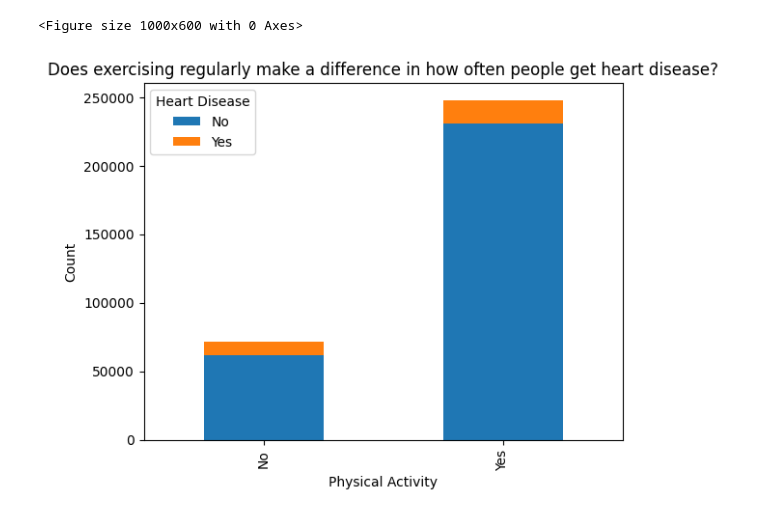
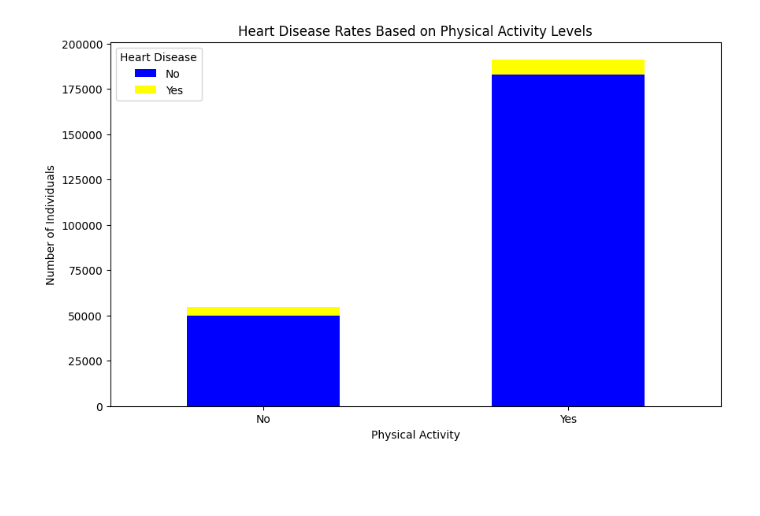
Before and after one commit to Frostyk/VDA-CPE-031-CpE21S4, a Jupyter notebook: Valleser_Midterm_Exam_VDA.ipynb, the cells around one changed output. Saved outputs shown, nothing was run; the diff lists cells and outputs as text; code cells hidden in the pictures; blank space fills up the shorter version.

```diff
--- a/Valleser_Midterm_Exam_VDA.ipynb
+++ b/Valleser_Midterm_Exam_VDA.ipynb
@@ -73,16 +67,19 @@ plt.show()
-# %%
-#Question 2: Does exercising regularly make a difference in how often people get heart disease?
-plt.figure(figsize=(10, 6))
-physical_activity_counts = df.groupby(['PhysicalActivity', 'HeartDisease'])['HeartDisease'].count().unstack()
-physical_activity_counts.plot(kind='bar', stacked=True)
-plt.xlabel('Physical Activity')
-plt.ylabel('Count')
-plt.title('Does exercising regularly make a difference in how often people get heart disease?')
-plt.legend(title='Heart Disease')
-plt.show()
-
-# Observation: This visualization more clearly shows the percentage of people with heart disease for each physical activity category.
-# It likely indicates that those who do not engage in physical activity have a higher chance of developing heart disease compared to those who do.
-# %% [output]
-<Figure size 1000x600 with 0 Axes>
-[figure, removed]
+# %%
+import matplotlib.pyplot as plt
+
+# Question 1: How common is heart disease among people based on whether or not they’re physically active?
+activity_heart_counts = df1.groupby('PhysicalActivities')['HadHeartAttack'].value_counts().unstack().fillna(0)
+
+plt.figure(figsize=(10, 6))
+activity_heart_counts.plot(kind='bar', stacked=True, ax=plt.gca(), color=['blue', 'yellow'])
+plt.title('Heart Disease Rates Based on Physical Activity Levels')
+plt.xlabel('Physical Activity')
+plt.ylabel('Number of Individuals')
+plt.legend(title='Heart Disease', labels=['No', 'Yes'], loc='best')
+plt.xticks(rotation=0)
+plt.show()
+
+#Observation: People who are more physically active tend to have fewer heart attacks.
+#People who are less physically active seem to have more heart attacks.
+# %% [output]
+[figure, added]
```
Also changed, not shown: parts of 6 cells of this notebook.
